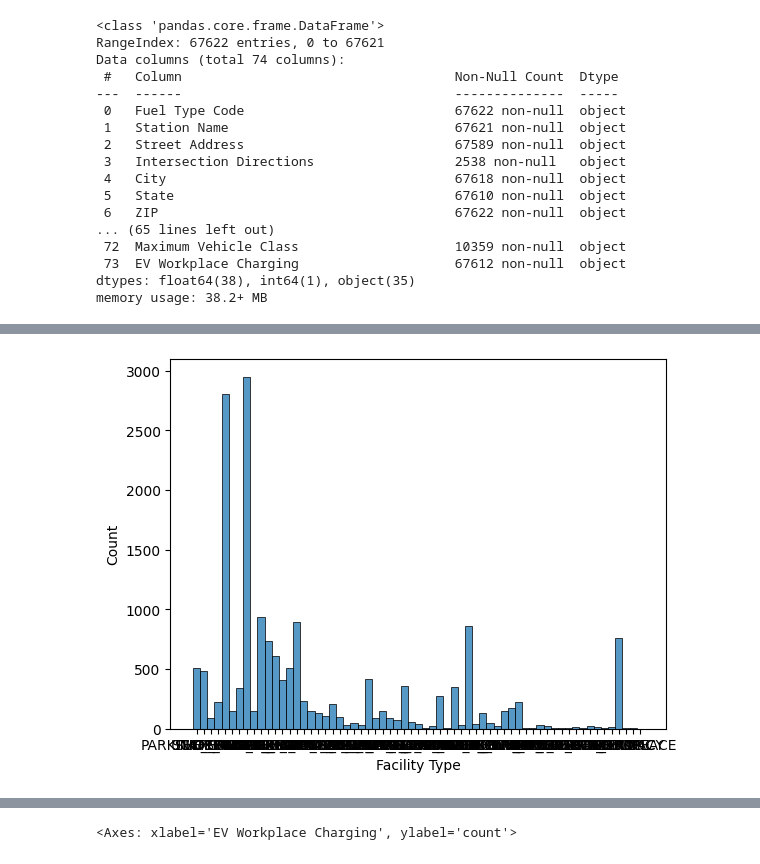
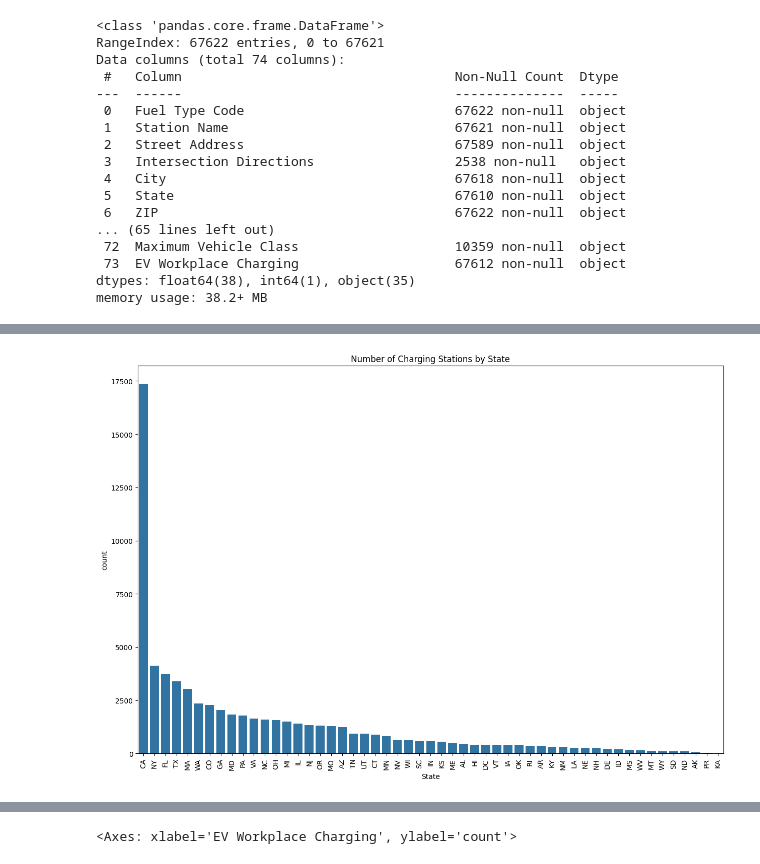
Before and after one commit to priest-yang/Electrifind, a Jupyter notebook: NREL_All_Stations_API.ipynb, the cells around one changed output, grey strips where cells are left out. Cells and saved outputs as stored; diff of their text form; code cells hidden in the pictures.

```diff
--- a/NREL_All_Stations_API.ipynb
+++ b/NREL_All_Stations_API.ipynb
@@ -142,4 +147,13 @@ hist = sns.histplot(data=raw_data, x='Status Code')
-# %%
-hist = sns.histplot(data=raw_data, x='Facility Type')
-# %% [output]
-[figure, removed]
+# %%
+states_grouped = raw_data.groupby('State').count().reset_index()
+states_grouped = states_grouped[['State', 'Status Code']]
+states_sorted = states_grouped.sort_values(by='Status Code', ascending=False)
+states_sorted = states_sorted.reset_index(drop=True)
+# %%
+plt.figure(figsize=(15,10))
+hist_plot = sns.countplot(x='State', data=raw_data, order=states_sorted['State'])
+hist_plot.set_xticklabels(hist_plot.get_xticklabels(), rotation=90)
+hist_plot.set_title('Number of Charging Stations by State')
+plt.show()
+# %% [output]
+[figure, added]
```
Also changed, not shown: parts of 28 cells of this notebook, 33 other files.
